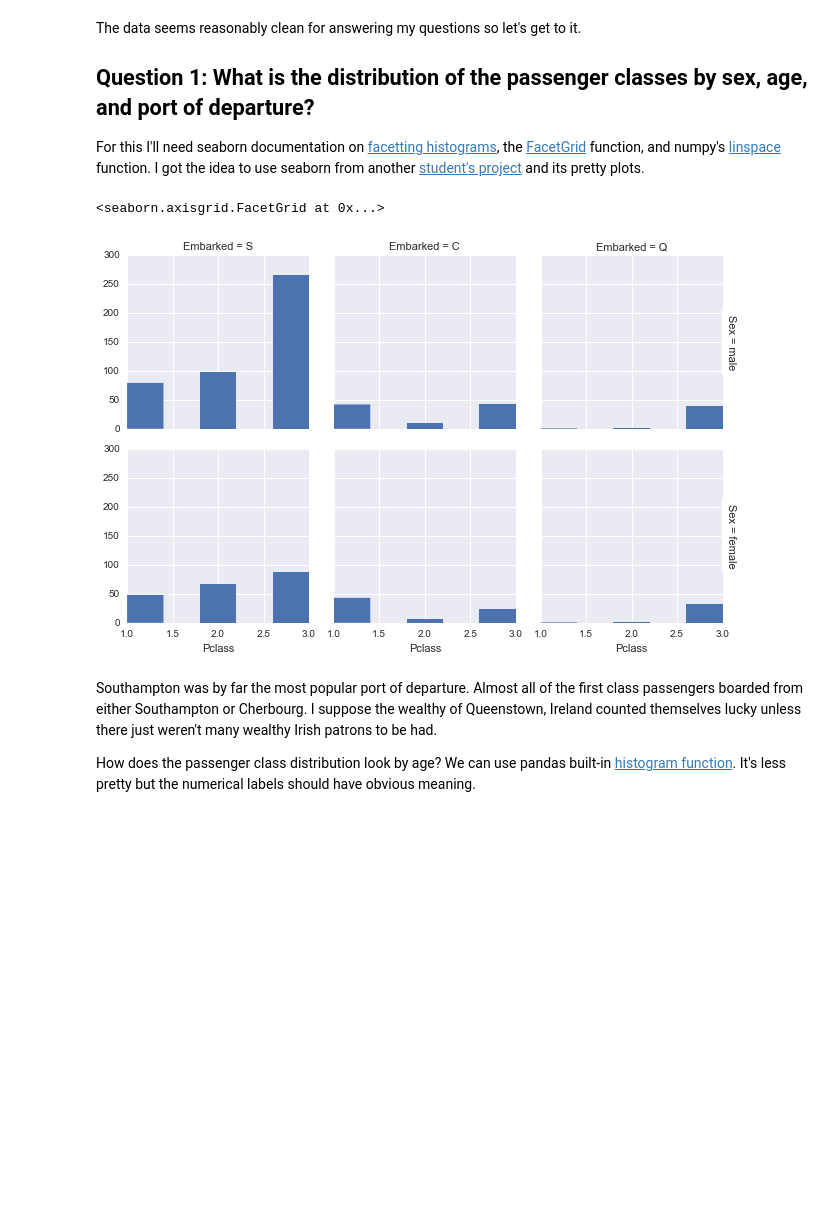
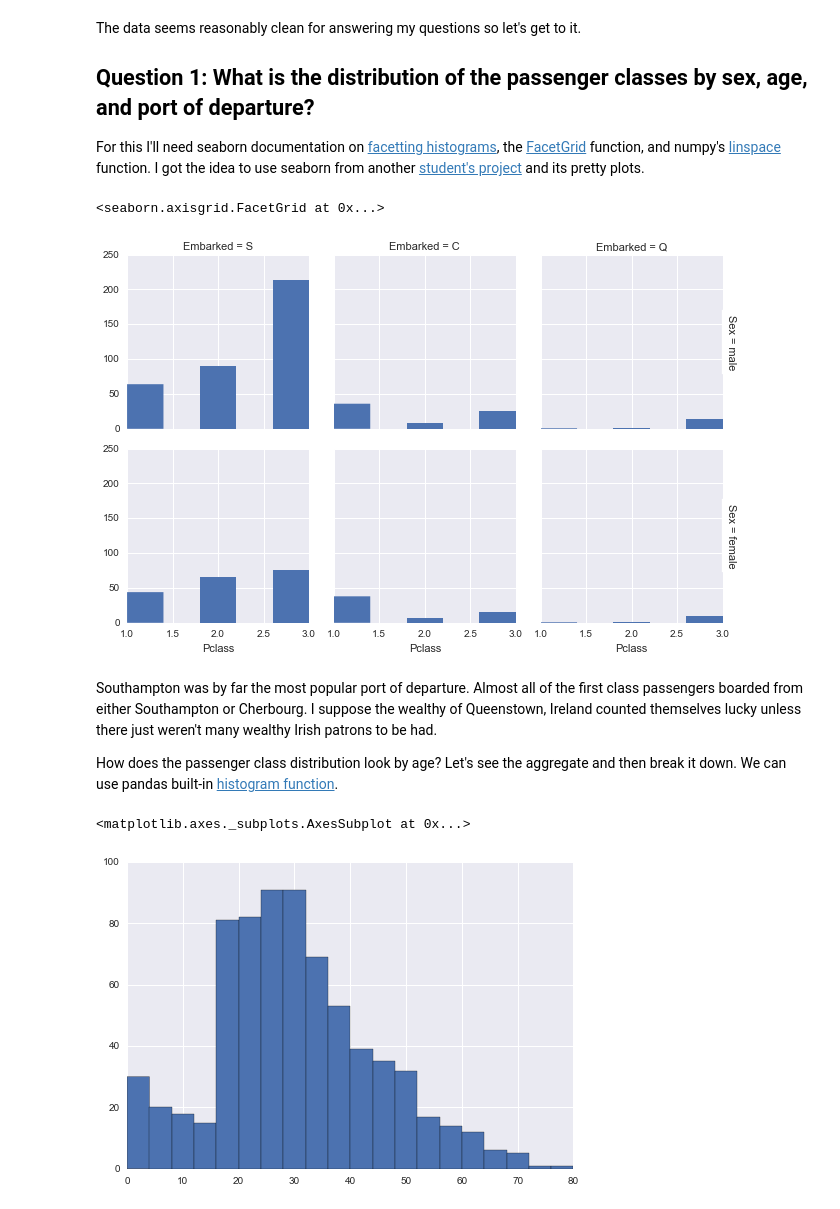
Before and after one commit to nathan-booth/DAND-project2, a Jupyter notebook: titanic.ipynb, the cells around one changed output. Saved outputs shown, nothing was run; the diff lists cells and outputs as text; code cells hidden in the pictures; blank space fills up the shorter version.

```diff
--- a/titanic.ipynb
+++ b/titanic.ipynb
@@ -58,13 +57,18 @@ import seaborn as sns
 
 sns.set(style="darkgrid")
 
-grid = sns.FacetGrid(titanic_df, row='Sex', col='Embarked', margin_titles=True)
+grid = sns.FacetGrid(people_df, row='Sex', col='Embarked', margin_titles=True)
 bins = np.linspace(1, 3, 6)
 grid.map(plt.hist, "Pclass", bins=bins, lw=0)
 # %% [output]
 <seaborn.axisgrid.FacetGrid at 0x...>
-[figure, old version]
+[figure, new version]
 # %% [markdown]
 Southampton was by far the most popular port of departure. Almost all of the first class passengers boarded from either Southampton or Cherbourg. I suppose the wealthy of Queenstown, Ireland counted themselves lucky unless there just weren't many wealthy Irish patrons to be had.
 
-How does the passenger class distribution look by age? We can use pandas built-in [histogram function](http://pandas.pydata.org/pandas-docs/version/0.17.1/generated/pandas.DataFrame.hist.html). It's less pretty but the numerical labels should have obvious meaning.
+How does the passenger class distribution look by age? Let's see the aggregate and then break it down. We can use pandas built-in [histogram function](http://pandas.pydata.org/pandas-docs/version/0.17.1/generated/pandas.DataFrame.hist.html).
+# %%
+people_df['Age'].hist(bins=20)
+# %% [output]
+<matplotlib.axes._subplots.AxesSubplot at 0x...>
+[figure, added]
```
Also changed, not shown: parts of 16 cells of this notebook.
